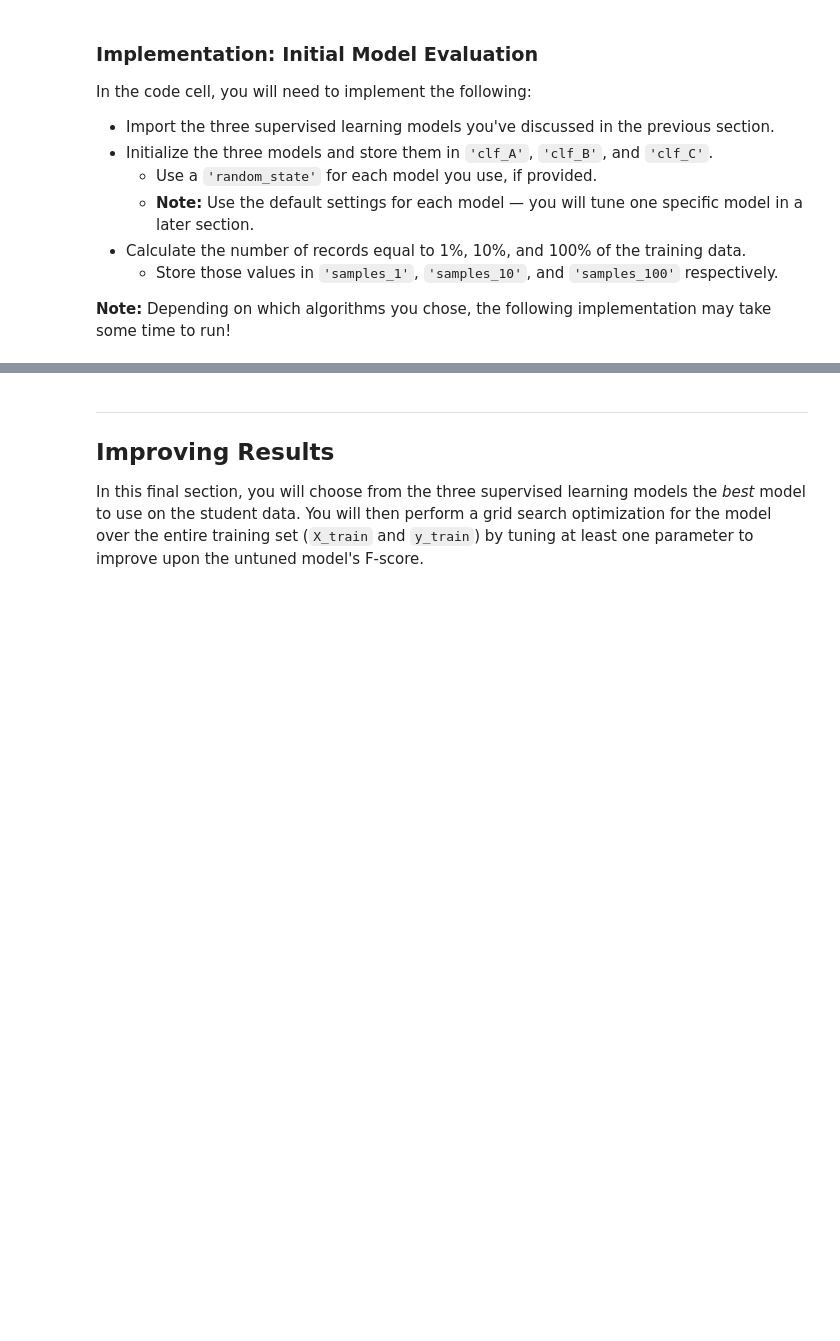
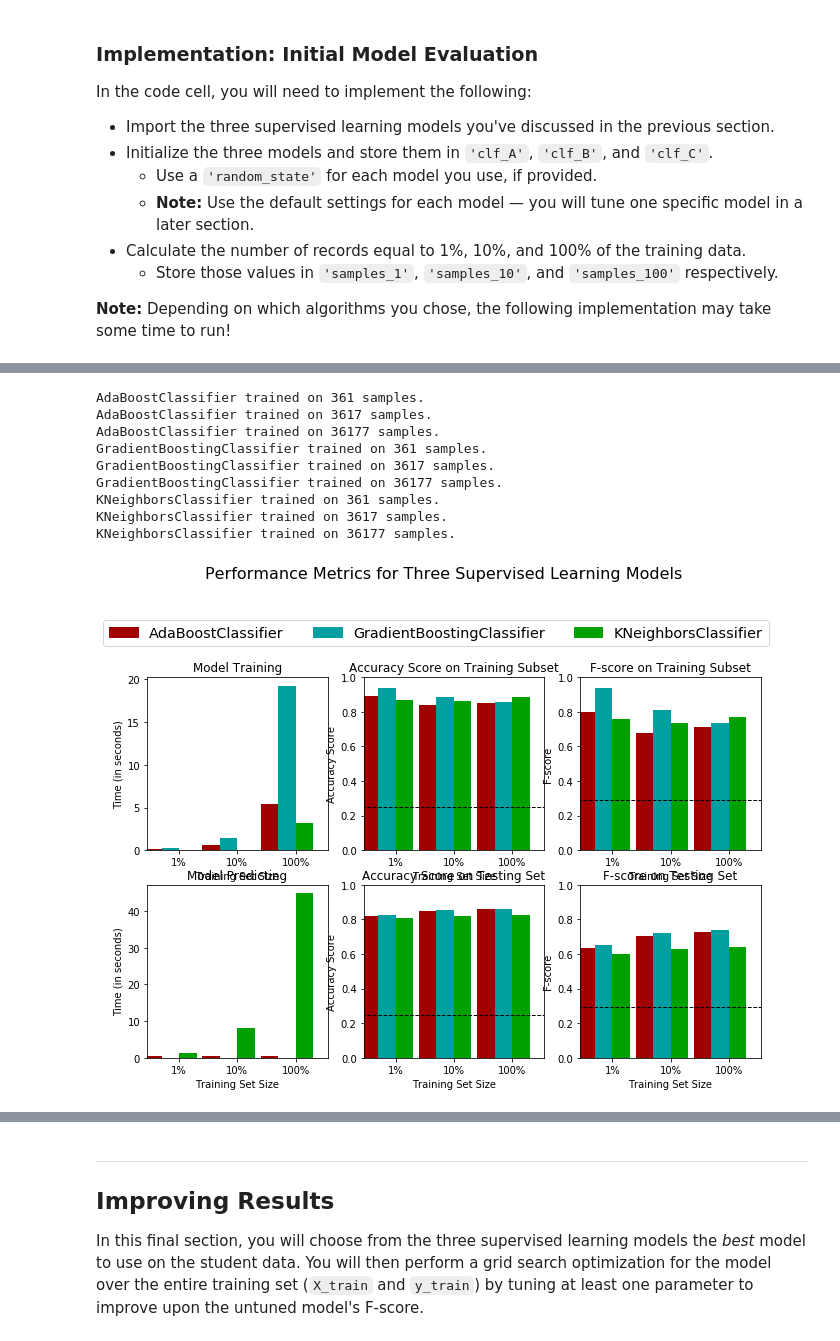
Before and after one commit to cuong-mai/finding-donors, a Jupyter notebook: finding_donors.ipynb, the cells around one changed output, grey strips where cells are left out. Saved outputs shown, nothing was run; the diff lists cells and outputs as text; code cells hidden in the pictures; blank space fills up the shorter version.

```diff
--- a/finding_donors.ipynb
+++ b/finding_donors.ipynb
@@ -472,29 +477,39 @@ from sklearn.linear_model import LogisticRegression
 # %%
-# rand_state = 68
-#
-# # TODO: Initialize the three models
-# clf_A = AdaBoostClassifier(random_state=rand_state)
-# clf_B = GradientBoostingClassifier(random_state=rand_state)
-# clf_C = KNeighborsClassifier()
-#
-# # TODO: Calculate the number of samples for 1%, 10%, and 100% of the training data - DONE
-# # HINT: samples_100 is the entire training set i.e. len(y_train)
-# # HINT: samples_10 is 10% of samples_100 (ensure to set the count of the values to be `int` and not `float`)
-# # HINT: samples_1 is 1% of samples_100 (ensure to set the count of the values to be `int` and not `float`)
-# samples_100 = len(y_train)
-# samples_10 = len(y_train) // 10
-# samples_1 = len(y_train) // 100
-#
-# # Collect results on the learners
-# results = {}
-# for clf in [clf_A, clf_B, clf_C]:
-#     clf_name = clf.__class__.__name__
-#     results[clf_name] = {}
-#     for i, samples in enumerate([samples_1, samples_10, samples_100]):
-#         results[clf_name][i] = \
-#         train_predict(clf, samples, X_train, y_train, X_test, y_test)
-#
-# # Run metrics visualization for the three supervised learning models chosen
-# vs.evaluate(results, accuracy, fscore)
-#
+rand_state = 68
+
+# TODO: Initialize the three models
+clf_A = AdaBoostClassifier(random_state=rand_state)
+clf_B = GradientBoostingClassifier(random_state=rand_state)
+clf_C = KNeighborsClassifier()
+
+# TODO: Calculate the number of samples for 1%, 10%, and 100% of the training data - DONE
+# HINT: samples_100 is the entire training set i.e. len(y_train)
+# HINT: samples_10 is 10% of samples_100 (ensure to set the count of the values to be `int` and not `float`)
+# HINT: samples_1 is 1% of samples_100 (ensure to set the count of the values to be `int` and not `float`)
+samples_100 = len(y_train)
+samples_10 = len(y_train) // 10
+samples_1 = len(y_train) // 100
+
+# Collect results on the learners
+results = {}
+for clf in [clf_A, clf_B, clf_C]:
+    clf_name = clf.__class__.__name__
+    results[clf_name] = {}
+    for i, samples in enumerate([samples_1, samples_10, samples_100]):
+        results[clf_name][i] = \
+        train_predict(clf, samples, X_train, y_train, X_test, y_test)
+
+# Run metrics visualization for the three supervised learning models chosen
+vs.evaluate(results, accuracy, fscore)
+# %% [output]
+AdaBoostClassifier trained on 361 samples.
+AdaBoostClassifier trained on 3617 samples.
+AdaBoostClassifier trained on 36177 samples.
+GradientBoostingClassifier trained on 361 samples.
+GradientBoostingClassifier trained on 3617 samples.
+GradientBoostingClassifier trained on 36177 samples.
+KNeighborsClassifier trained on 361 samples.
+KNeighborsClassifier trained on 3617 samples.
+KNeighborsClassifier trained on 36177 samples.
+[figure, added]
 # %%
```
Also changed, not shown: parts of 25 cells of this notebook, 1 other file.
